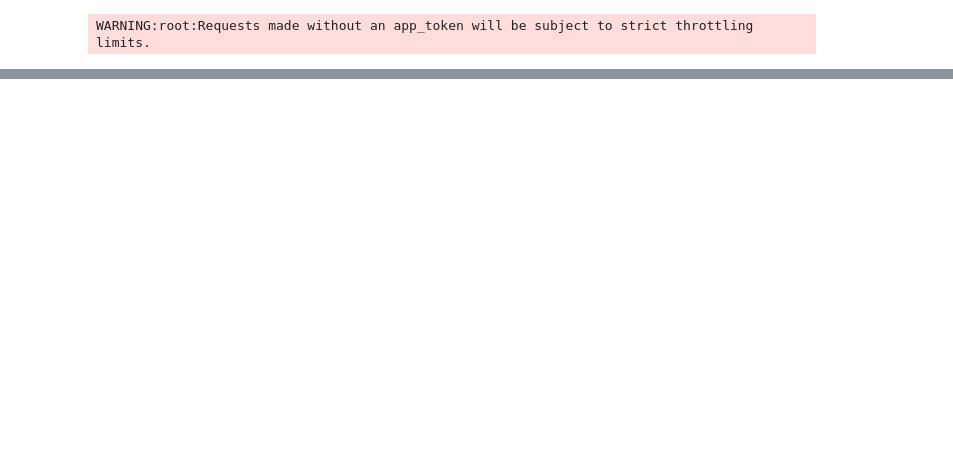
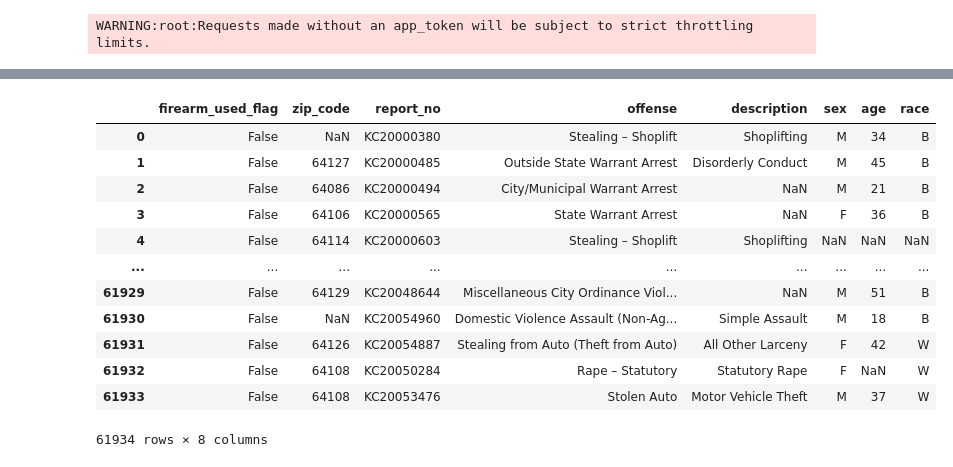
Before and after one commit to CecilyGriffin/CrimeVSCOVID-KC, a Jupyter notebook: Data Cleaning/Crime_API_Cleaning .ipynb, the cells around one changed output, grey strips where cells are left out. Saved outputs shown, nothing was run; the diff lists cells and outputs as text; code cells hidden in the pictures; blank space fills up the shorter version.

```diff
--- a/Data Cleaning/Crime_API_Cleaning .ipynb
+++ b/Data Cleaning/Crime_API_Cleaning .ipynb
@@ -107,2 +130,19 @@ crime_df
+# %%
+df=importantcolumns.dropna(how='all')
+df
+# %% [output]
+|  | firearm_used_flag | zip_code | report_no | offense | description | sex | age | race |
+| 0 | False | NaN | KC20000380 | Stealing – Shoplift | Shoplifting | M | 34 | B |
+| 1 | False | 64127 | KC20000485 | Outside State Warrant Arrest | Disorderly Conduct | M | 45 | B |
+| 2 | False | 64086 | KC20000494 | City/Municipal Warrant Arrest | NaN | M | 21 | B |
+| 3 | False | 64106 | KC20000565 | State Warrant Arrest | NaN | F | 36 | B |
+| 4 | False | 64114 | KC20000603 | Stealing – Shoplift | Shoplifting | NaN | NaN | NaN |
+| ... | ... | ... | ... | ... | ... | ... | ... | ... |
+| 61929 | False | 64129 | KC20048644 | Miscellaneous City Ordinance Viol... | NaN | M | 51 | B |
+| 61930 | False | NaN | KC20054960 | Domestic Violence Assault (Non-Ag... | Simple Assault | M | 18 | B |
+| 61931 | False | 64126 | KC20054887 | Stealing from Auto (Theft from Auto) | All Other Larceny | F | 42 | W |
+| 61932 | False | 64108 | KC20050284 | Rape – Statutory | Statutory Rape | F | NaN | W |
+| 61933 | False | 64108 | KC20053476 | Stolen Auto | Motor Vehicle Theft | M | 37 | W |
+61934 rows × 8 columns
 # %%
 crime_df.to_csv('NewCrime.csv')
```
Also changed, not shown: parts of 9 cells of this notebook, 4 other files.
